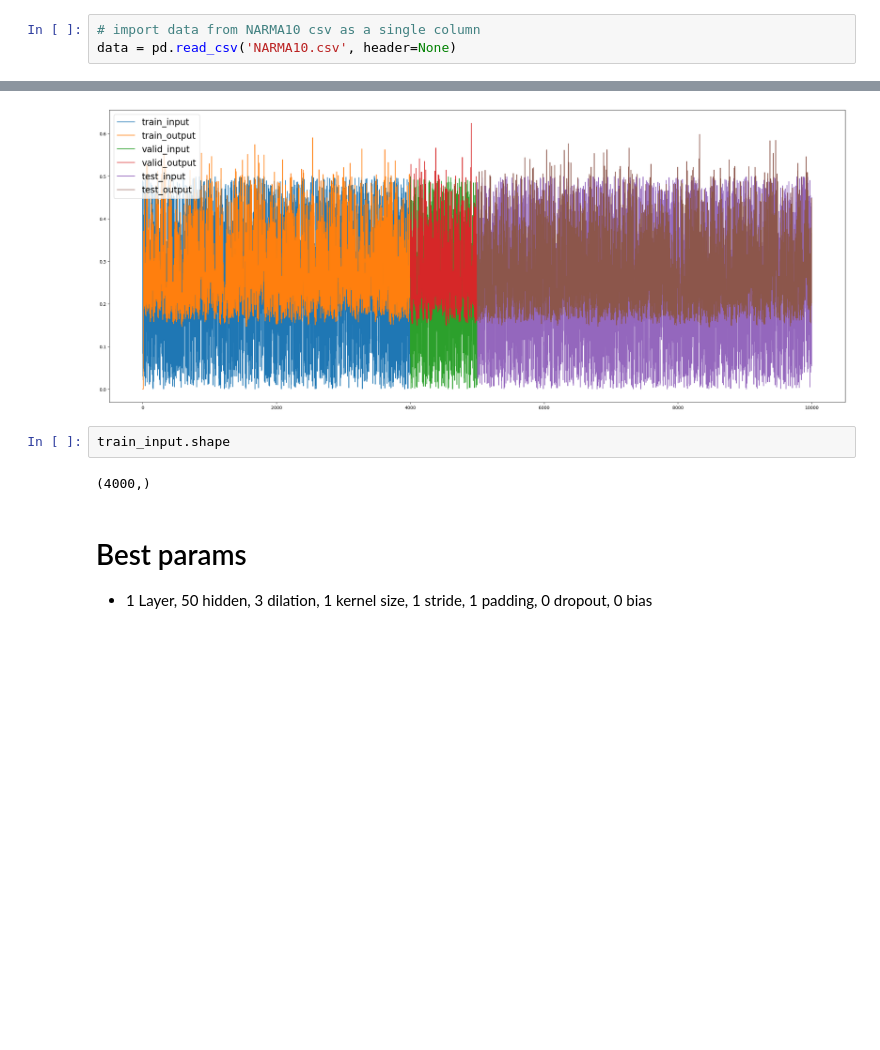
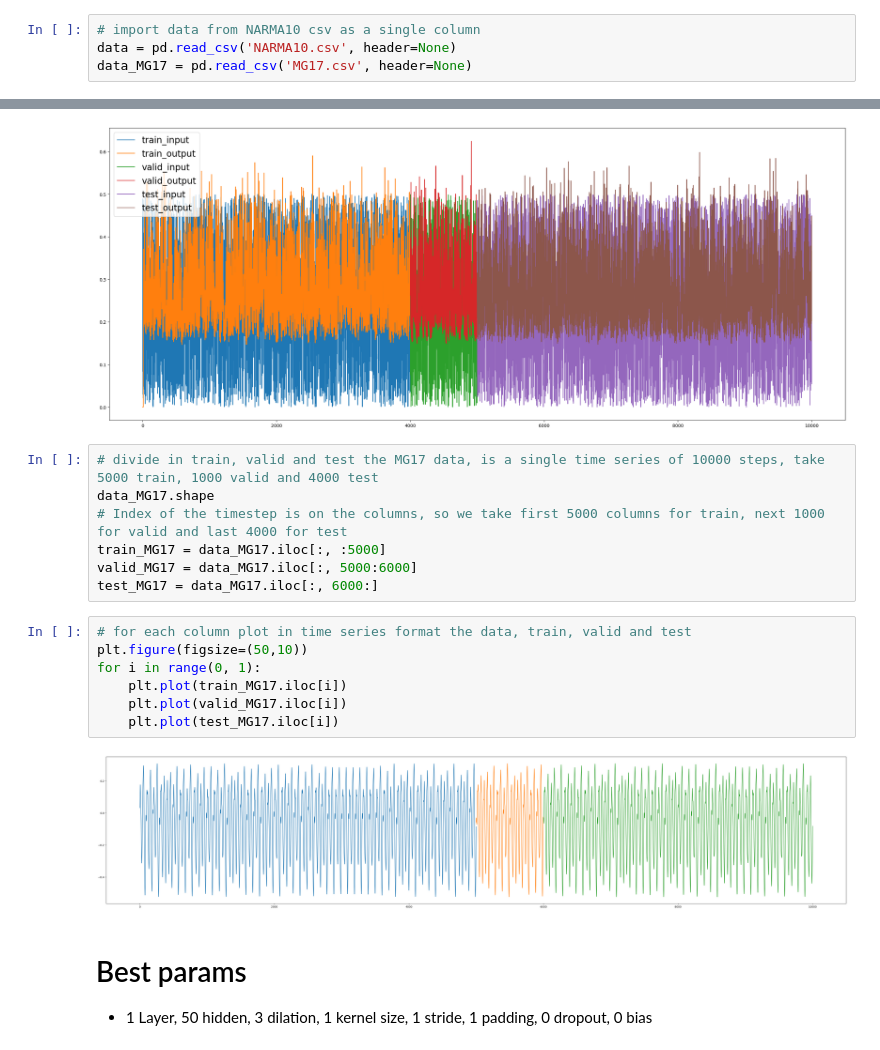
Before and after one commit to U-n-Own/UniversityNotes, a Jupyter notebook: Assignments/ComputationalNeuroscience/ThirdAssignment/TimeDelayNN.ipynb, the cells around one changed output, grey strips where cells are left out. Saved outputs shown, nothing was run; the diff lists cells and outputs as text; blank space fills up the shorter version.

```diff
--- a/Assignments/ComputationalNeuroscience/ThirdAssignment/TimeDelayNN.ipynb
+++ b/Assignments/ComputationalNeuroscience/ThirdAssignment/TimeDelayNN.ipynb
@@ -15,6 +15,7 @@ import pandas as pd
 # %%
 # import data from NARMA10 csv as a single column
 data = pd.read_csv('NARMA10.csv', header=None)
+data_MG17 = pd.read_csv('MG17.csv', header=None)
 # %%
 # plot the data in time series format
 data.shape
@@ -70,10 +71,22 @@ plt.legend(['train_input', 'train_output', 'valid_input', 'valid_output', 'test_
 <matplotlib.legend.Legend at 0x...>
 [figure]
 [figure]
-# %%
-train_input.shape
-# %% [output]
-(4000,)
+# %%
+# divide in train, valid and test the MG17 data, is a single time series of 10000 steps, take 5000 train, 1000 valid and 4000 test
+data_MG17.shape
+# Index of the timestep is on the columns, so we take first 5000 columns for train, next 1000 for valid and last 4000 for test
+train_MG17 = data_MG17.iloc[:, :5000]
+valid_MG17 = data_MG17.iloc[:, 5000:6000]
+test_MG17 = data_MG17.iloc[:, 6000:]
+# %%
+# for each column plot in time series format the data, train, valid and test
+plt.figure(figsize=(50,10))
+for i in range(0, 1):
+    plt.plot(train_MG17.iloc[i])
+    plt.plot(valid_MG17.iloc[i])
+    plt.plot(test_MG17.iloc[i])
+# %% [output]
+[figure, added]
 # %% [markdown]
 # Best params
 - 1 Layer, 50 hidden, 3 dilation, 1 kernel size, 1 stride, 1 padding, 0 dropout, 0 bias
```
Also changed, not shown: parts of 7 cells of this notebook, 1 other file.
